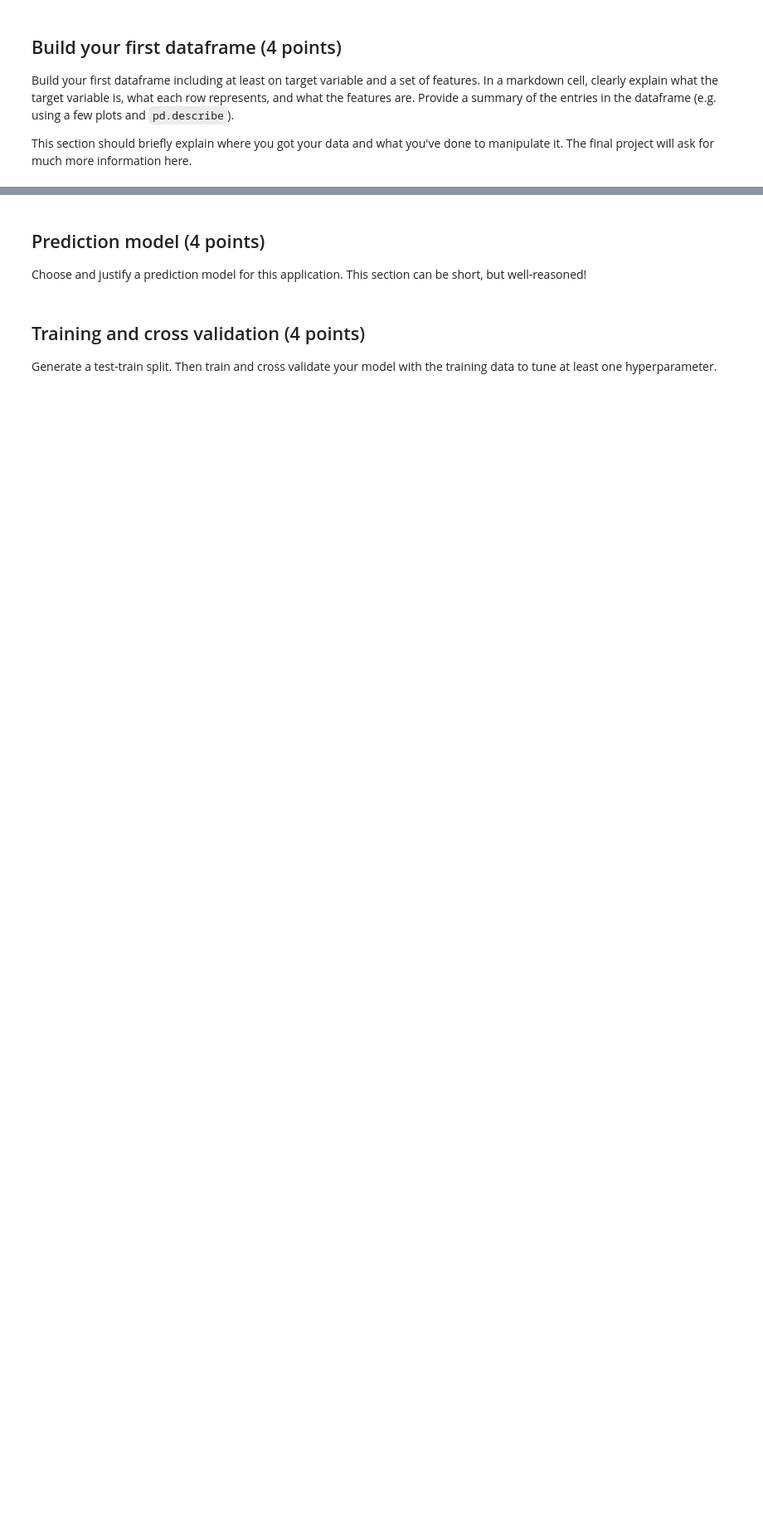
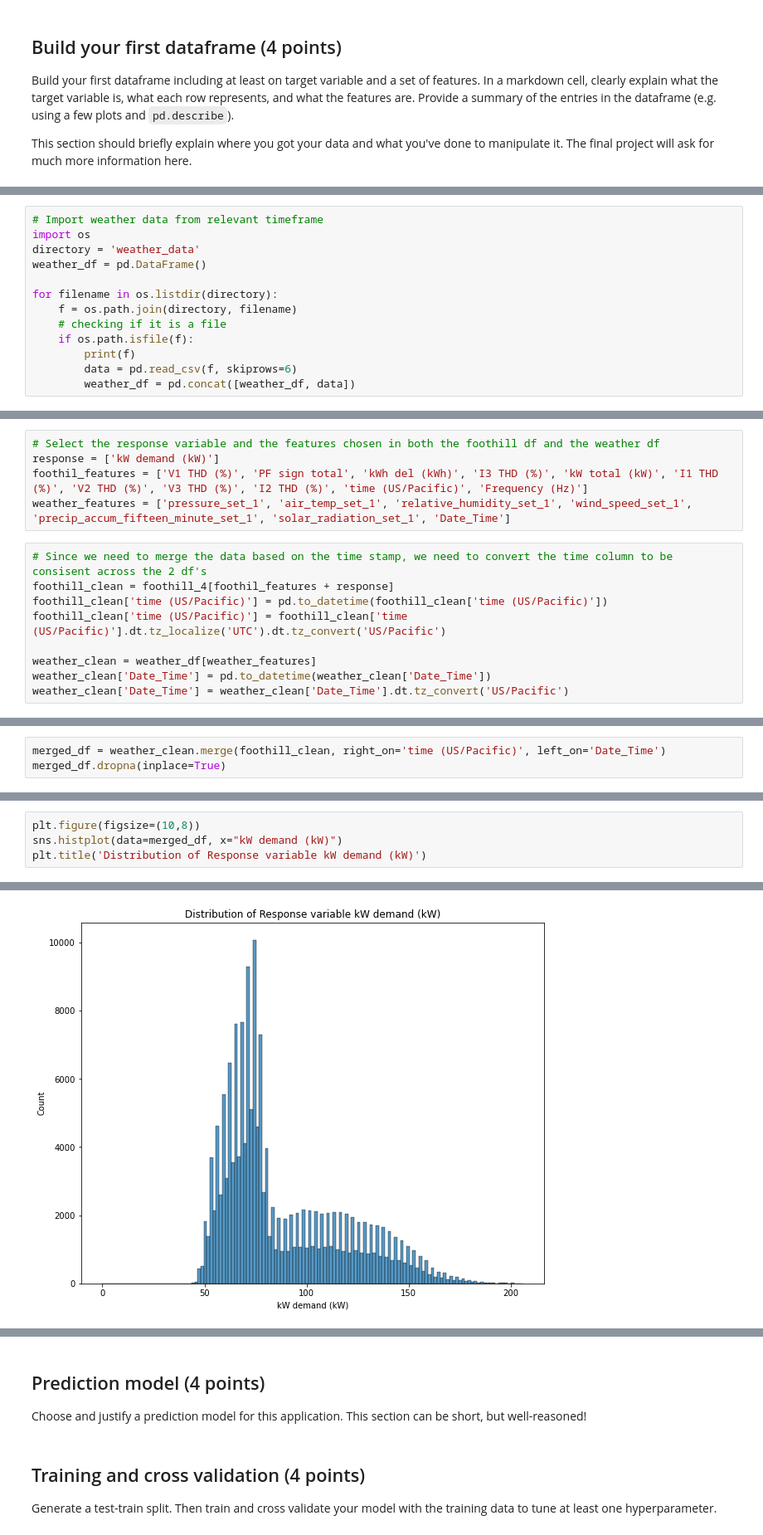
Before and after one commit to rachelngjiemin/131_group2, a Jupyter notebook: grp2_final_proj/FirstDraftProjectTemplate_2022.ipynb, the cells around one changed output, grey strips where cells are left out. Shown at 83% size. Drawn from its saved outputs; the diff is of its cells as text; blank space fills up the shorter version.

```diff
--- a/grp2_final_proj/FirstDraftProjectTemplate_2022.ipynb
+++ b/grp2_final_proj/FirstDraftProjectTemplate_2022.ipynb
@@ -39,0 +50,13 @@ This section should briefly explain where you got your data and what you've done
+# %%
+# Import weather data from relevant timeframe
+import os
+directory = 'weather_data'
+weather_df = pd.DataFrame()
+
+for filename in os.listdir(directory):
+    f = os.path.join(directory, filename)
+    # checking if it is a file
+    if os.path.isfile(f):
+        print(f)
+        data = pd.read_csv(f, skiprows=6)
+        weather_df = pd.concat([weather_df, data])
@@ -39,0 +69,14 @@ This section should briefly explain where you got your data and what you've done
+# %%
+# Select the response variable and the features chosen in both the foothill df and the weather df
+response = ['kW demand (kW)']
+foothil_features = ['V1 THD (%)', 'PF sign total', 'kWh del (kWh)', 'I3 THD (%)', 'kW total (kW)', 'I1 THD (%)', 'V2 THD (%)', 'V3 THD (%)', 'I2 THD (%)', 'time (US/Pacific)', 'Frequency (Hz)']
+weather_features = ['pressure_set_1', 'air_temp_set_1', 'relative_humidity_set_1', 'wind_speed_set_1', 'precip_accum_fifteen_minute_set_1', 'solar_radiation_set_1', 'Date_Time']
+# %%
+# Since we need to merge the data based on the time stamp, we need to convert the time column to be consisent across the 2 df's
+foothill_clean = foothill_4[foothil_features + response]
+foothill_clean['time (US/Pacific)'] = pd.to_datetime(foothill_clean['time (US/Pacific)'])
+foothill_clean['time (US/Pacific)'] = foothill_clean['time (US/Pacific)'].dt.tz_localize('UTC').dt.tz_convert('US/Pacific')
+
+weather_clean = weather_df[weather_features]
+weather_clean['Date_Time'] = pd.to_datetime(weather_clean['Date_Time'])
+weather_clean['Date_Time'] = weather_clean['Date_Time'].dt.tz_convert('US/Pacific')
@@ -39,0 +104,3 @@ This section should briefly explain where you got your data and what you've done
+# %%
+merged_df = weather_clean.merge(foothill_clean, right_on='time (US/Pacific)', left_on='Date_Time')
+merged_df.dropna(inplace=True)
@@ -39,0 +120,5 @@ This section should briefly explain where you got your data and what you've done
+# %%
+plt.figure(figsize=(10,8))
+sns.histplot(data=merged_df, x="kW demand (kW)")
+plt.title('Distribution of Response variable kW demand (kW)')
+# %% [output]
@@ -39,0 +126 @@ This section should briefly explain where you got your data and what you've done
+[figure, added]
```
Also changed, not shown: parts of 9 cells of this notebook.
